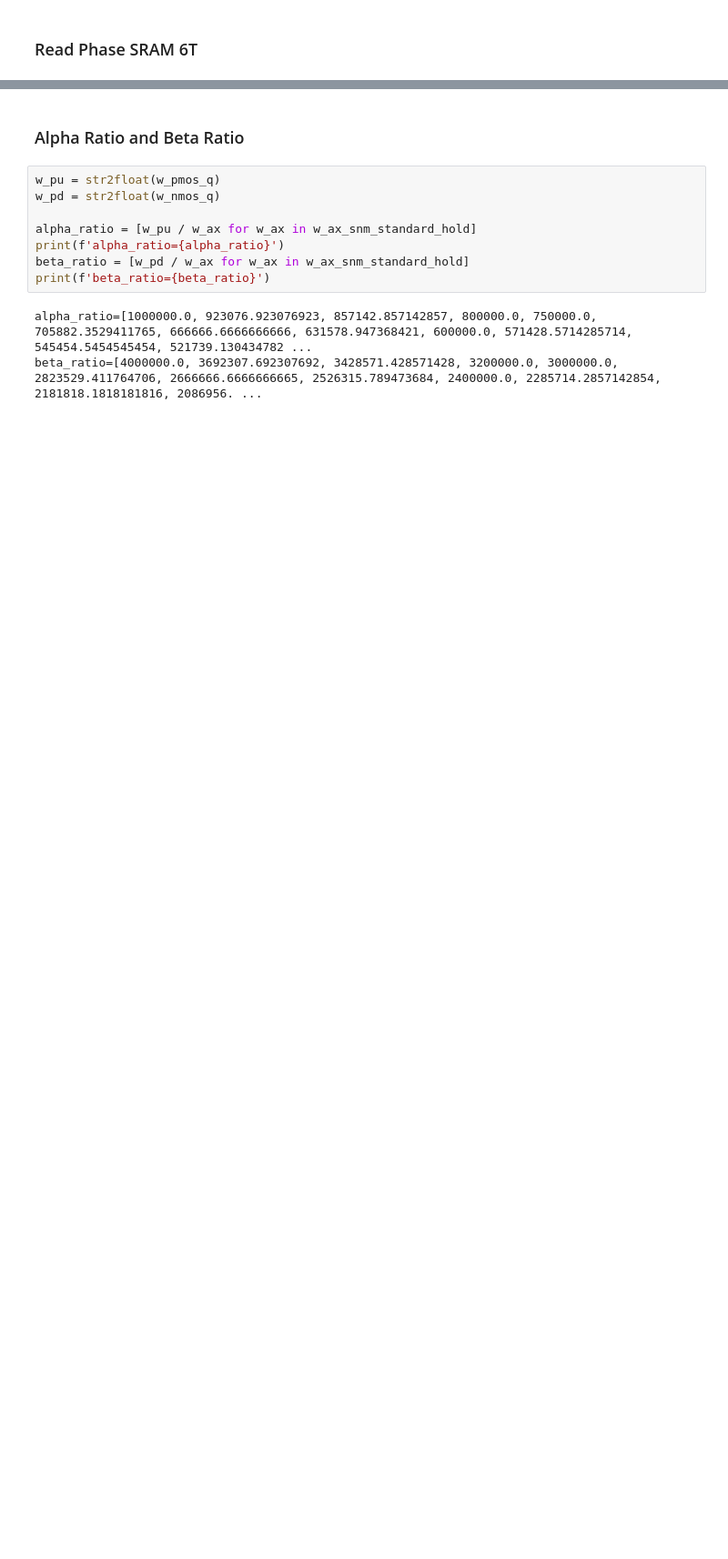
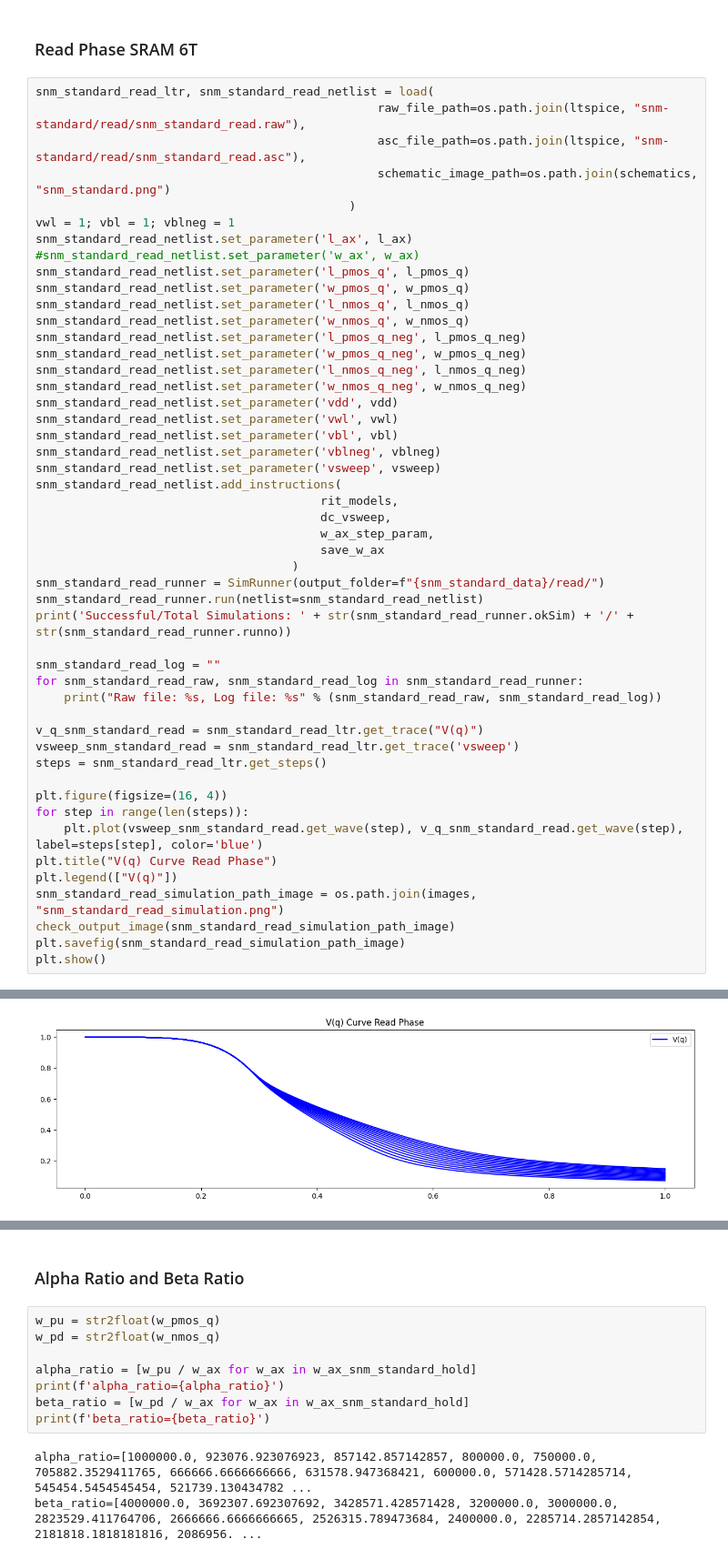
Before and after one commit to gubbriaco/sram-analysis, a Jupyter notebook: python/drv-analysis/drv_analysis.ipynb, the cells around one changed output, grey strips where cells are left out. Shown at 91% size. Saved outputs shown, nothing was run; the diff lists cells and outputs as text; blank space fills up the shorter version.

```diff
--- a/python/drv-analysis/drv_analysis.ipynb
+++ b/python/drv-analysis/drv_analysis.ipynb
@@ -113,2 +115,52 @@ File created successfully: ../../images/butterfly_curve_snm_standard_hold.png
 # %% [markdown]
 <h3>Read Phase SRAM 6T</h3>
+# %%
+snm_standard_read_ltr, snm_standard_read_netlist = load(
+                                                raw_file_path=os.path.join(ltspice, "snm-standard/read/snm_standard_read.raw"),
+                                                asc_file_path=os.path.join(ltspice, "snm-standard/read/snm_standard_read.asc"),
+                                                schematic_image_path=os.path.join(schematics, "snm_standard.png")
+                                            )
+vwl = 1; vbl = 1; vblneg = 1
+snm_standard_read_netlist.set_parameter('l_ax', l_ax)
+#snm_standard_read_netlist.set_parameter('w_ax', w_ax)
+snm_standard_read_netlist.set_parameter('l_pmos_q', l_pmos_q)
+snm_standard_read_netlist.set_parameter('w_pmos_q', w_pmos_q)
+snm_standard_read_netlist.set_parameter('l_nmos_q', l_nmos_q)
+snm_standard_read_netlist.set_parameter('w_nmos_q', w_nmos_q)
+snm_standard_read_netlist.set_parameter('l_pmos_q_neg', l_pmos_q_neg)
+snm_standard_read_netlist.set_parameter('w_pmos_q_neg', w_pmos_q_neg)
+snm_standard_read_netlist.set_parameter('l_nmos_q_neg', l_nmos_q_neg)
+snm_standard_read_netlist.set_parameter('w_nmos_q_neg', w_nmos_q_neg)
+snm_standard_read_netlist.set_parameter('vdd', vdd)
+snm_standard_read_netlist.set_parameter('vwl', vwl)
+snm_standard_read_netlist.set_parameter('vbl', vbl)
+snm_standard_read_netlist.set_parameter('vblneg', vblneg)
+snm_standard_read_netlist.set_parameter('vsweep', vsweep)
+snm_standard_read_netlist.add_instructions(
+                                        rit_models,
+                                        dc_vsweep,
+                                        w_ax_step_param,
+                                        save_w_ax
+                                    )
+snm_standard_read_runner = SimRunner(output_folder=f"{snm_standard_data}/read/")
+snm_standard_read_runner.run(netlist=snm_standard_read_netlist)
+print('Successful/Total Simulations: ' + str(snm_standard_read_runner.okSim) + '/' + str(snm_standard_read_runner.runno))
+
+snm_standard_read_log = ""
+for snm_standard_read_raw, snm_standard_read_log in snm_standard_read_runner:
+    print("Raw file: %s, Log file: %s" % (snm_standard_read_raw, snm_standard_read_log))
+
+v_q_snm_standard_read = snm_standard_read_ltr.get_trace("V(q)")
+vsweep_snm_standard_read = snm_standard_read_ltr.get_trace('vsweep')
+steps = snm_standard_read_ltr.get_steps()
+
+plt.figure(figsize=(16, 4))
+for step in range(len(steps)):
+    plt.plot(vsweep_snm_standard_read.get_wave(step), v_q_snm_standard_read.get_wave(step), label=steps[step], color='blue')
+plt.title("V(q) Curve Read Phase")
+plt.legend(["V(q)"])
+snm_standard_read_simulation_path_image = os.path.join(images, "snm_standard_read_simulation.png")
+check_output_image(snm_standard_read_simulation_path_image)
+plt.savefig(snm_standard_read_simulation_path_image)
+plt.show()
+# %% [output]
@@ -114,0 +173 @@ File created successfully: ../../images/butterfly_curve_snm_standard_hold.png
+[figure, added]
```
Also changed, not shown: parts of 7 cells of this notebook, 24 other files.
